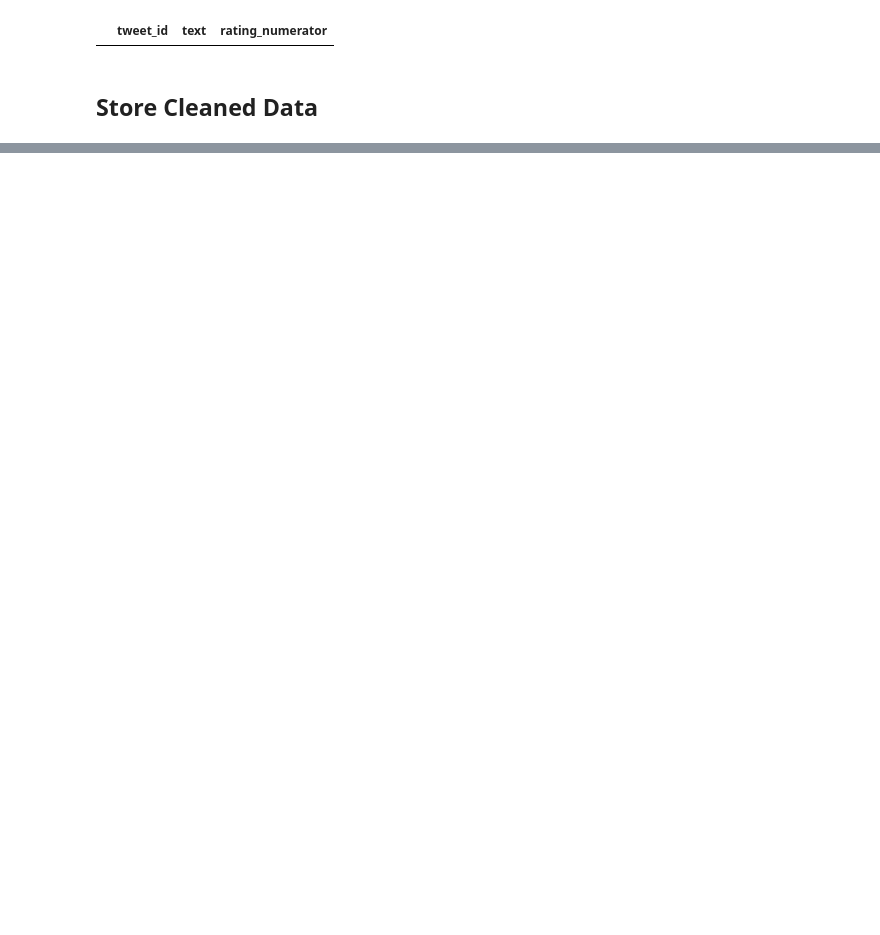
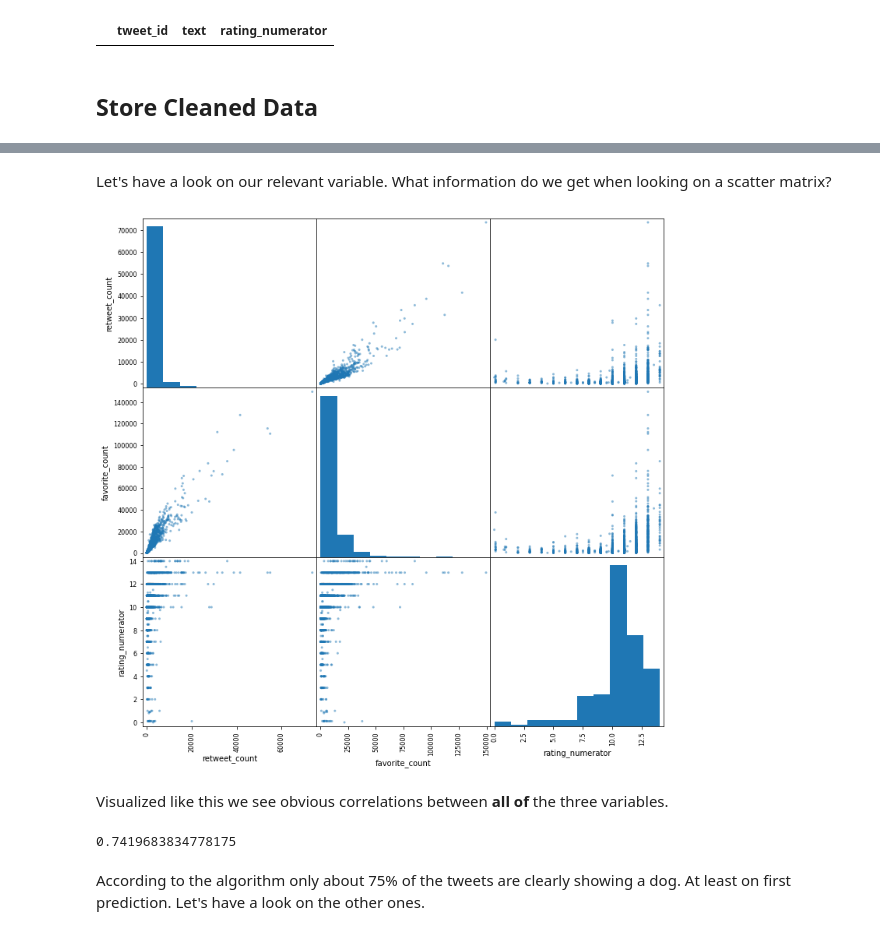
Before and after one commit to wizzlebloa/Data_Analyst_Submissions, a Jupyter notebook: Project 4 - Data Wrangling/wrangle_act.ipynb, the cells around one changed output, grey strips where cells are left out. Saved outputs shown, nothing was run; the diff lists cells and outputs as text; code cells hidden in the pictures; blank space fills up the shorter version.

```diff
--- a/Project 4 - Data Wrangling/wrangle_act.ipynb
+++ b/Project 4 - Data Wrangling/wrangle_act.ipynb
@@ -1077,0 +1087,4 @@ twitter_archive_clean.to_csv('twitter_archive_master.csv', index=False)
+# %%
+#read in previously cleaned tweet data
+df = pd.read_csv('twitter_archive_master.csv')
+df.head(2)
@@ -1077,0 +1116,18 @@ twitter_archive_clean.to_csv('twitter_archive_master.csv', index=False)
+# %% [markdown]
+Let's have a look on our relevant variable. What information do we get when looking on a scatter matrix?
+# %%
+pd.plotting.scatter_matrix(df[['retweet_count', 'favorite_count', 'rating_numerator']], figsize=(12,12));
+# %% [output]
+[figure, added]
+# %% [markdown]
+Visualized like this we see obvious correlations between __all of__ the three variables.
+# %%
+#we only look for tweets where first indication says that a dog was recognized
+contains_dog = df.p1_dog == True
+#print proportion of tweets where p1 was dog breed
+df[contains_dog].shape[0]/df.shape[0]
+# %% [output]
+0.7419683834778175
+# %% [markdown]
+According to the algorithm only about 75% of the tweets are clearly showing a dog. At least on first prediction.
+Let's have a look on the other ones.
```
Also changed, not shown: parts of 48 cells of this notebook, 10 other files.
